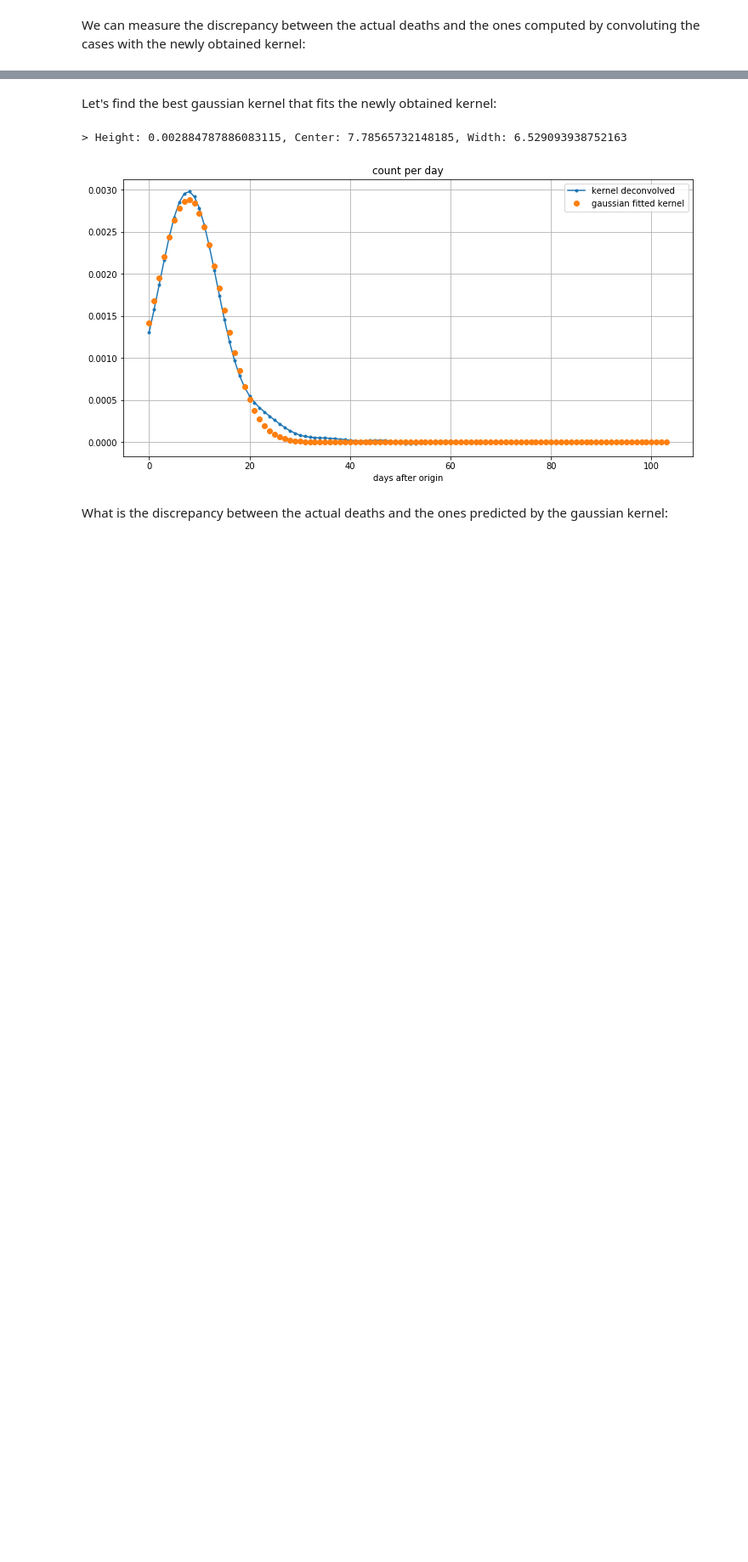
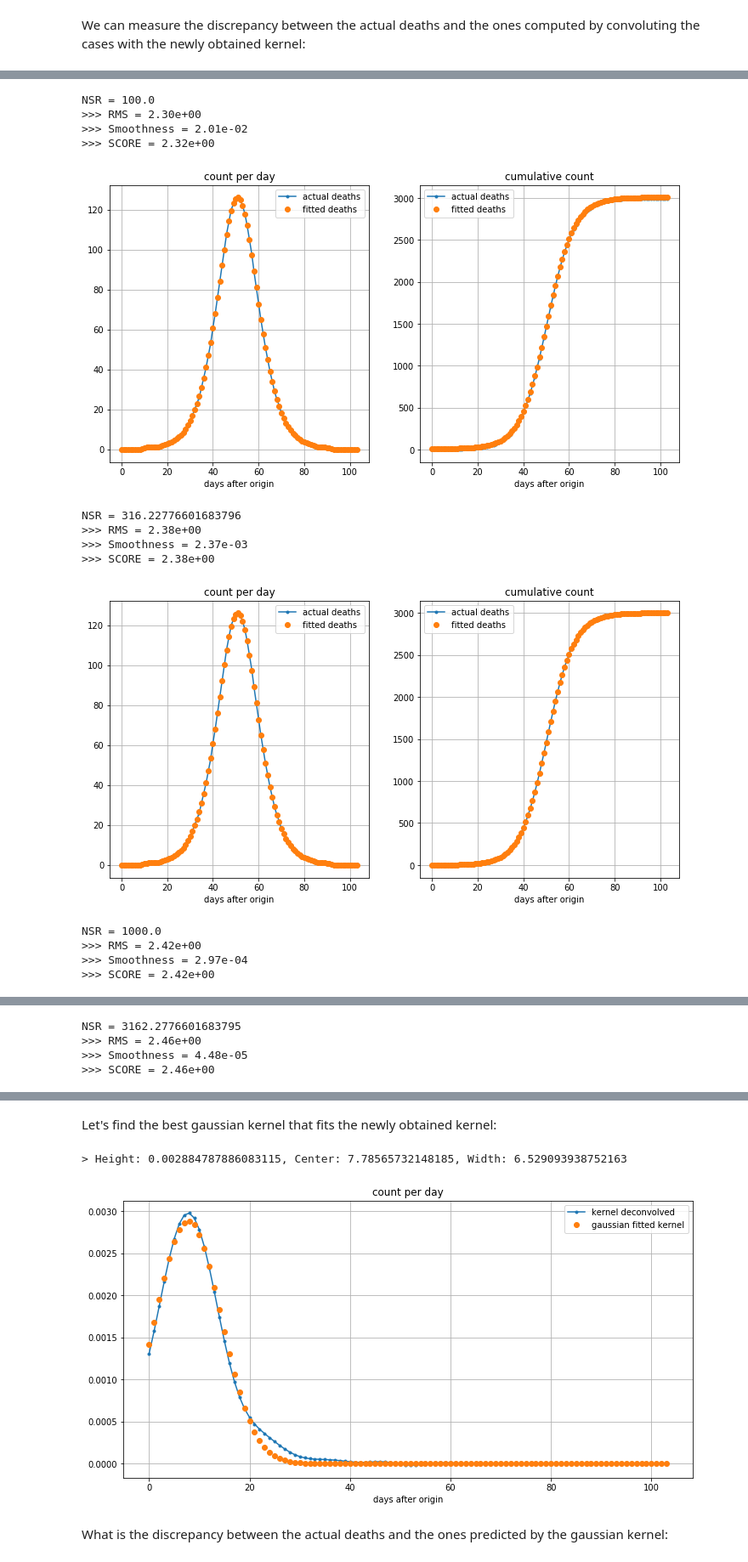
Before and after one commit to fredericpoitevin/tseries-deconvolution, a Jupyter notebook: Deconvolution_of_Michael_coronavirus_data.ipynb, the cells around one changed output, grey strips where cells are left out. Shown at 85% size. Cells and saved outputs as stored; diff of their text form; code cells hidden in the pictures; blank space fills up the shorter version.

```diff
--- a/Deconvolution_of_Michael_coronavirus_data.ipynb
+++ b/Deconvolution_of_Michael_coronavirus_data.ipynb
@@ -49 +56,29 @@ rms = measure_rms(ndays, c=cases, k=kernel, d=deaths)
 [figure]
+# %%
+nsr_list = np.logspace(2, 7, num=11)
+rms_list = []
+smoothness_list = []
+score_list = []
+#
+for nsr in nsr_list:
+  print('NSR = {}'.format(nsr))
+  kernel = wiener_deconvolution(ndays, c=cases, d=deaths, nsr=nsr)
+  rms, smoothness, score = measure_rms(ndays, c=cases, k=kernel, d=deaths)
+  rms_list.append(rms)
+  smoothness_list.append(smoothness)
+  score_list.append(score)
+# %% [output]
+NSR = 100.0
+>>> RMS = 2.30e+00
+>>> Smoothness = 2.01e-02
+>>> SCORE = 2.32e+00
+[figure, added]
+NSR = 316.22776601683796
+>>> RMS = 2.38e+00
+>>> Smoothness = 2.37e-03
+>>> SCORE = 2.38e+00
+[figure, added]
+NSR = 1000.0
+>>> RMS = 2.42e+00
+>>> Smoothness = 2.97e-04
+>>> SCORE = 2.42e+00
@@ -49,0 +86,4 @@ rms = measure_rms(ndays, c=cases, k=kernel, d=deaths)
+NSR = 3162.2776601683795
+>>> RMS = 2.46e+00
+>>> Smoothness = 4.48e-05
+>>> SCORE = 2.46e+00
```
Also changed, not shown: parts of 15 cells of this notebook.
